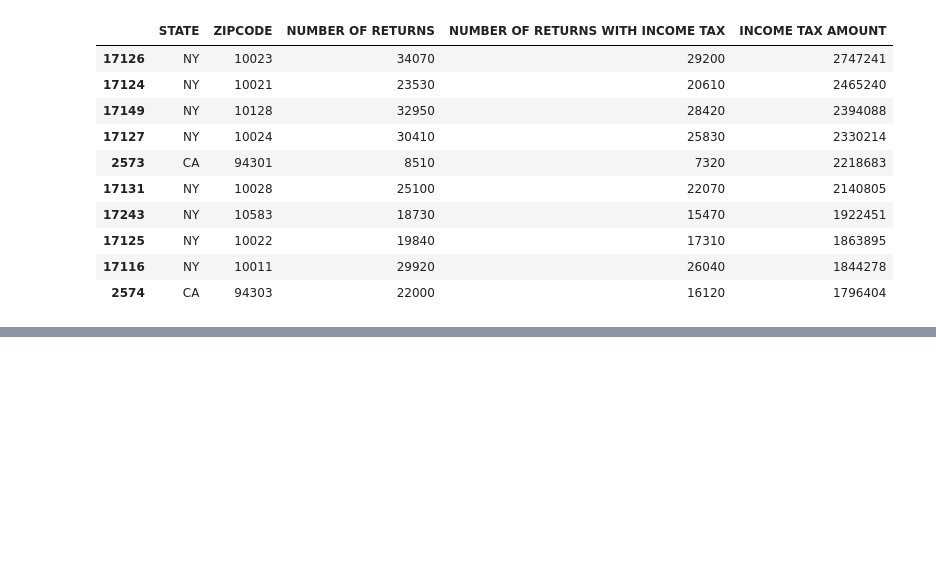
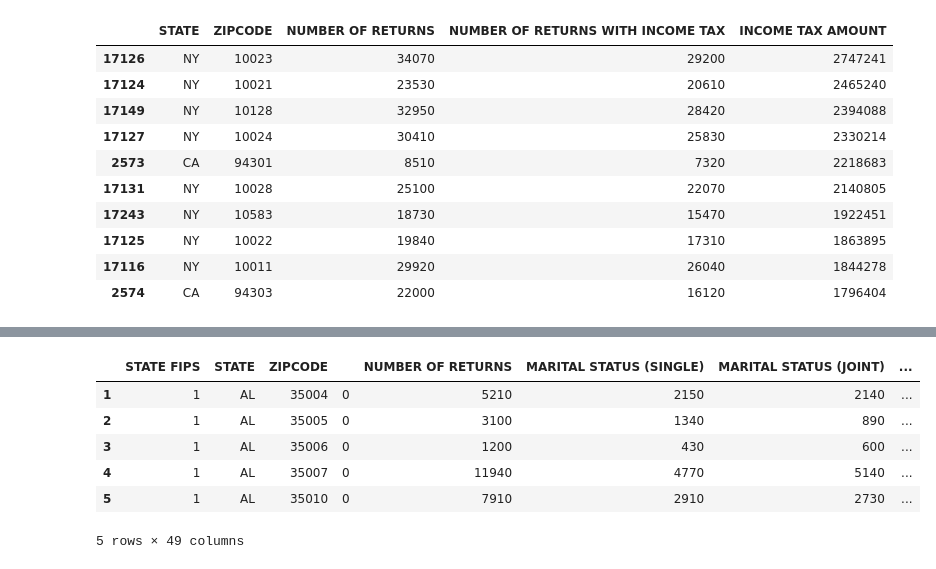
Before and after one commit to sjlapan/Economic_Predictors_of_Brewery_Success, a Jupyter notebook: Zip_Code_Income_Data_Cleaning.ipynb, the cells around one changed output, grey strips where cells are left out. Cells and saved outputs as stored; diff of their text form; code cells hidden in the pictures; blank space fills up the shorter version.

```diff
--- a/Zip_Code_Income_Data_Cleaning.ipynb
+++ b/Zip_Code_Income_Data_Cleaning.ipynb
@@ -383,0 +410,16 @@ income_tax.loc[(income_tax['ZIPCODE'] != 0) & (income_tax['ZIPCODE'] != 99999)]\
+# %%
+tax_df_for_merge_allcols= income_data_df_saved_columns.loc[
+     (income_data_df_saved_columns['ZIPCODE'] != 0) &
+     (income_data_df_saved_columns['ZIPCODE'] != 99999)
+    ]
+
+tax_df_for_merge_allcols.to_csv("Resources/Tax_DF_All_Columnse.csv")
+tax_df_for_merge_allcols.head()
+# %% [output]
+|  | STATE FIPS | STATE | ZIPCODE |  | NUMBER OF RETURNS | MARITAL STATUS (SINGLE) | MARITAL STATUS (JOINT) | ... |
+| 1 | 1 | AL | 35004 | 0 | 5210 | 2150 | 2140 | ... |
+| 2 | 1 | AL | 35005 | 0 | 3100 | 1340 | 890 | ... |
+| 3 | 1 | AL | 35006 | 0 | 1200 | 430 | 600 | ... |
+| 4 | 1 | AL | 35007 | 0 | 11940 | 4770 | 5140 | ... |
+| 5 | 1 | AL | 35010 | 0 | 7910 | 2910 | 2730 | ... |
+5 rows × 49 columns
```
Also changed, not shown: parts of 1 cell of this notebook, 2 other files.
